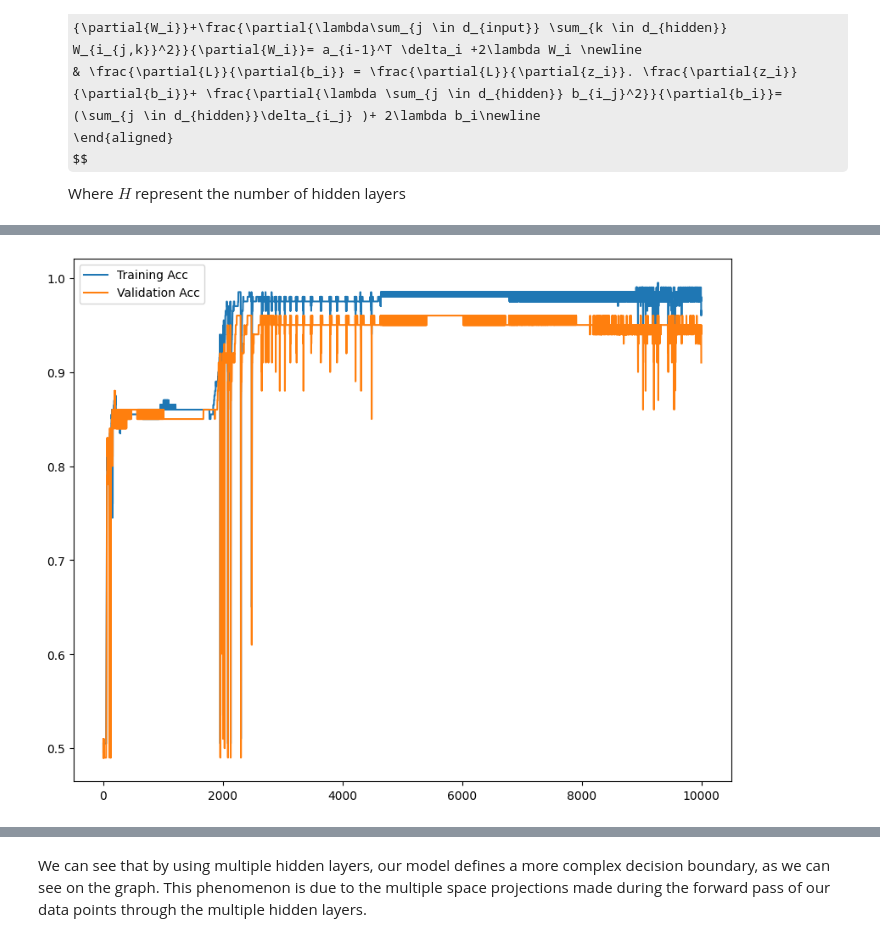
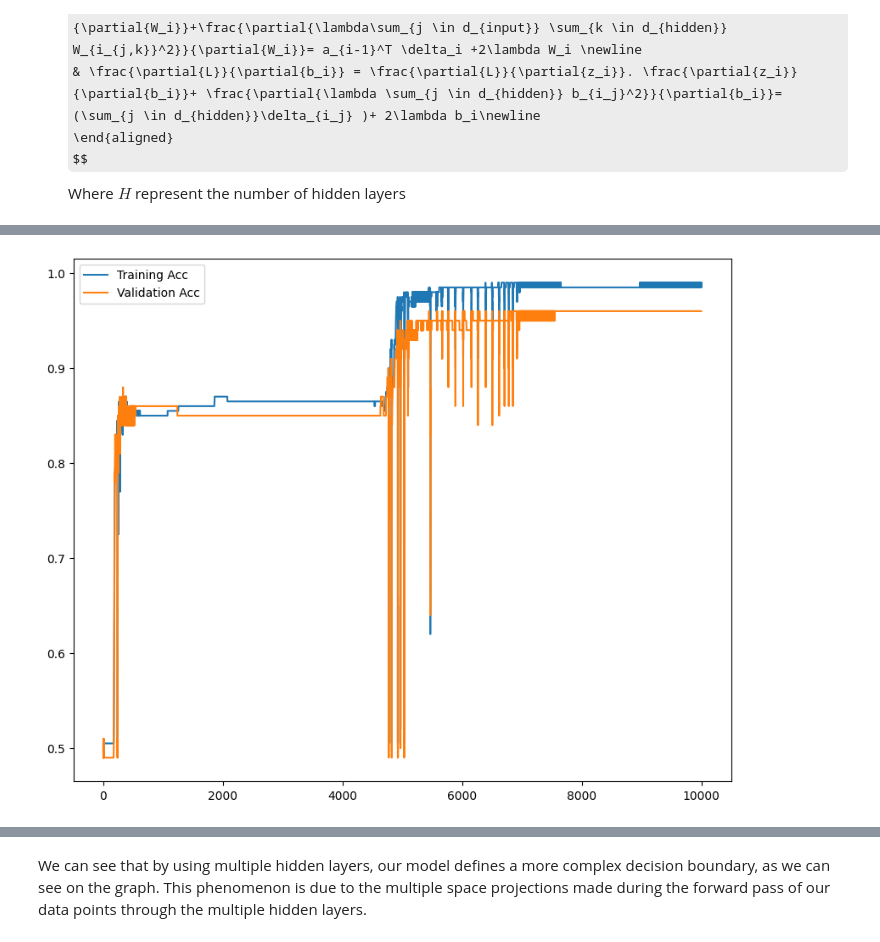
Before and after one commit to DjoserKhemSimeu/GP-GPU_Project, a Jupyter notebook: Project_Proposal_Djoser_SIMEU/MLP_Djoser_SIMEU.ipynb, the cells around one changed output, grey strips where cells are left out. Saved outputs shown, nothing was run; the diff lists cells and outputs as text; code cells hidden in the pictures; some formulas as TeX source.

```diff
--- a/Project_Proposal_Djoser_SIMEU/MLP_Djoser_SIMEU.ipynb
+++ b/Project_Proposal_Djoser_SIMEU/MLP_Djoser_SIMEU.ipynb
@@ -1253,7 +1251,7 @@ X_val = X_shuffled[200:]
 y_val = y_shuffled[200:]
 # %%
 d_input = 2
-d_hidden = [32,32,32,32] # 4 hidden layers with 32 neurons for each ones
+d_hidden = [16,16,16,16] # 4 hidden layers with 32 neurons for each ones
 d_output = 2
 
 model = init_model(d_input, d_hidden, d_output)
@@ -1289,4 +1287,4 @@ The final accuracy obtained is : 0.95
-[figure, old version]
+[figure, new version]
 # %%
 plot_decision_boundary(lambda x: predict(model, x))
 plt.title("Results by adding multiple layers")
```
Also changed, not shown: parts of 4 cells of this notebook, 8 other files.
